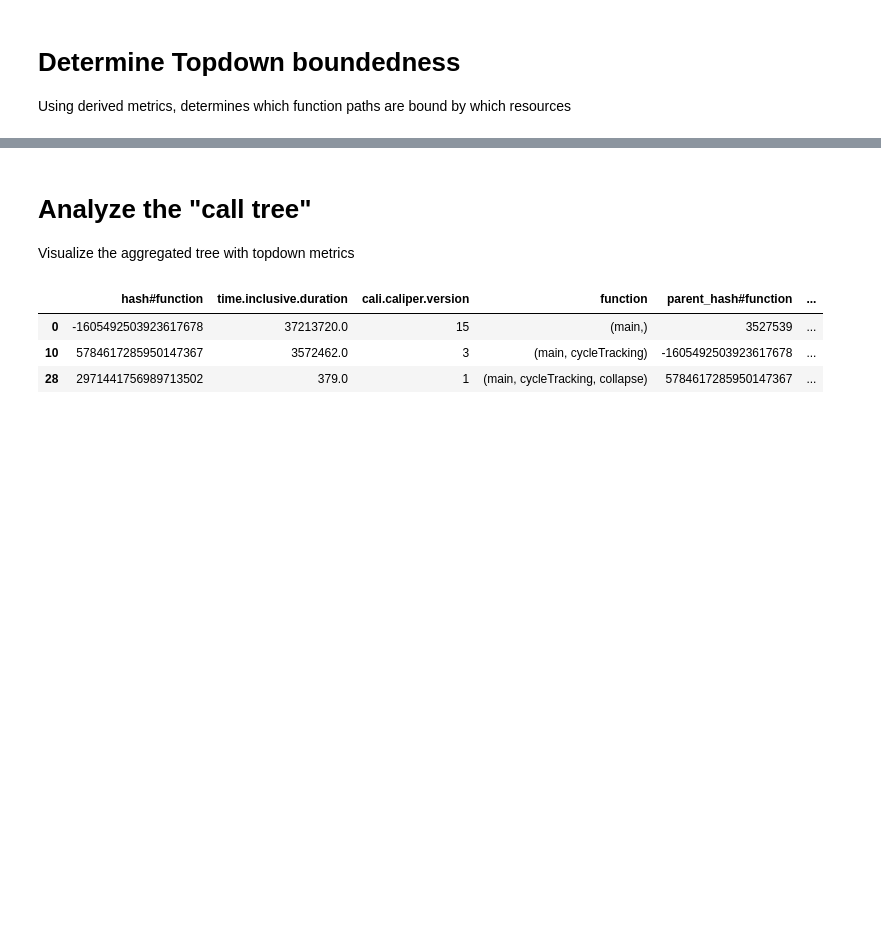
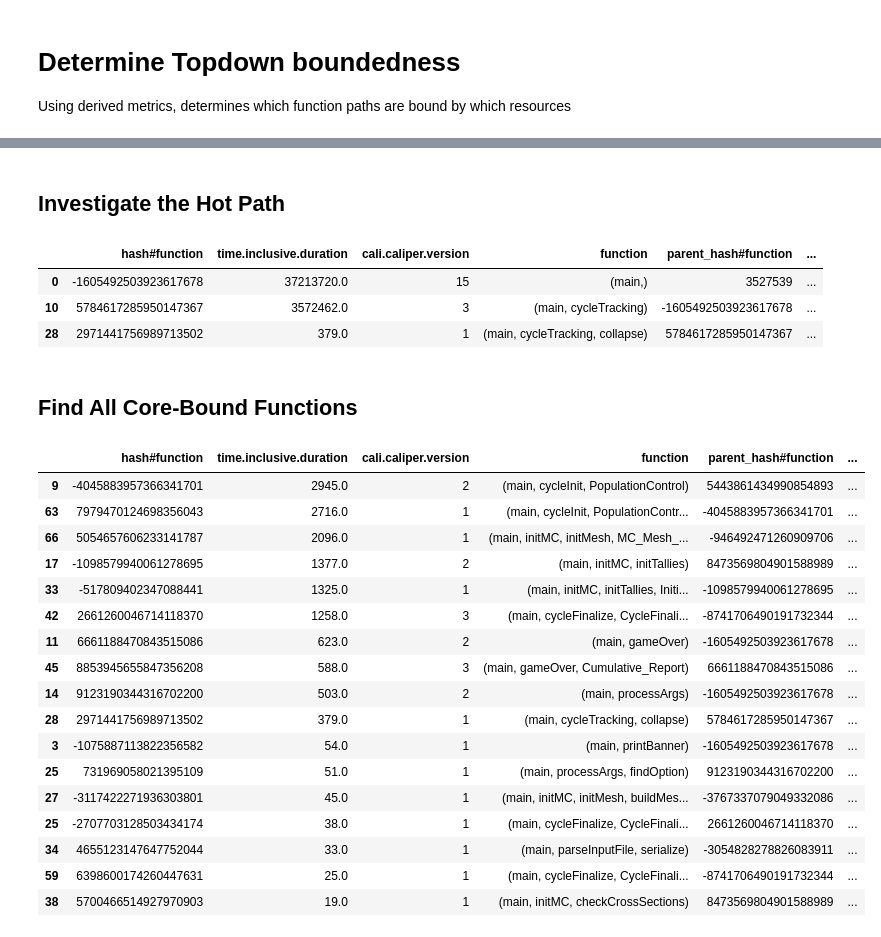
Before and after one commit to LLNL/caliper-examples, a Jupyter notebook: jupyter_notebooks/Quicksilver Topdown Analysis.ipynb, the cells around one changed output, grey strips where cells are left out. Cells and saved outputs as stored; diff of their text form; code cells hidden in the pictures; blank space fills up the shorter version.

Commit message:
Update topdown notebook

```diff
--- a/jupyter_notebooks/Quicksilver Topdown Analysis.ipynb
+++ b/jupyter_notebooks/Quicksilver Topdown Analysis.ipynb
@@ -116,9 +104,8 @@ sorted_dfb[['function','time.inclusive.duration', 'boundedness', 'memory_bound',
 | 26 | (main, initMC, initMesh, buildMes... | 99.0 | [retiring 53.38%] | 0.112407 | 0.105567 | 0.004236 | 0.002548 |
 | 14 | (main, initMC, initMesh, buildMes... | 48.0 | [retiring 53.62%] | 0.112065 | 0.105379 | 0.004169 | 0.002439 |
 | 50 | (main, initMC, initMesh, buildMes... | 79.0 | [retiring 53.75%] | 0.111491 | 0.105106 | 0.004113 | 0.002175 |
-# %% [markdown]
-# Analyze the "call tree"
-Visualize the aggregated tree with topdown metrics
+# %% [markdown]
+## Investigate the Hot Path
 # %%
 tree = hatchet.Tree(mrt.roots[0])
 tree.hot_path('time.inclusive.duration')
@@ -127,3 +114,27 @@ tree.hot_path('time.inclusive.duration')
 | 0 | -1605492503923617678 | 37213720.0 | 15 | (main,) | 3527539 | ... |
 | 10 | 5784617285950147367 | 3572462.0 | 3 | (main, cycleTracking) | -1605492503923617678 | ... |
 | 28 | 2971441756989713502 | 379.0 | 1 | (main, cycleTracking, collapse) | 5784617285950147367 | ... |
+# %% [markdown]
+## Find All Core-Bound Functions
+# %%
+dfb['core_bound'] = dfb['boundedness'].transform(lambda l: any('core_bound' in s for s in l))
+dfb[dfb['core_bound']].sort_values('time.inclusive.duration', ascending=False)
+# %% [output]
+|  | hash#function | time.inclusive.duration | cali.caliper.version | function | parent_hash#function | ... |
+| 9 | -4045883957366341701 | 2945.0 | 2 | (main, cycleInit, PopulationControl) | 5443861434990854893 | ... |
+| 63 | 7979470124698356043 | 2716.0 | 1 | (main, cycleInit, PopulationContr... | -4045883957366341701 | ... |
+| 66 | 5054657606233141787 | 2096.0 | 1 | (main, initMC, initMesh, MC_Mesh_... | -946492471260909706 | ... |
+| 17 | -1098579940061278695 | 1377.0 | 2 | (main, initMC, initTallies) | 8473569804901588989 | ... |
+| 33 | -517809402347088441 | 1325.0 | 1 | (main, initMC, initTallies, Initi... | -1098579940061278695 | ... |
+| 42 | 2661260046714118370 | 1258.0 | 3 | (main, cycleFinalize, CycleFinali... | -8741706490191732344 | ... |
+| 11 | 6661188470843515086 | 623.0 | 2 | (main, gameOver) | -1605492503923617678 | ... |
+| 45 | 8853945655847356208 | 588.0 | 3 | (main, gameOver, Cumulative_Report) | 6661188470843515086 | ... |
+| 14 | 9123190344316702200 | 503.0 | 2 | (main, processArgs) | -1605492503923617678 | ... |
+| 28 | 2971441756989713502 | 379.0 | 1 | (main, cycleTracking, collapse) | 5784617285950147367 | ... |
+| 3 | -1075887113822356582 | 54.0 | 1 | (main, printBanner) | -1605492503923617678 | ... |
+| 25 | 731969058021395109 | 51.0 | 1 | (main, processArgs, findOption) | 9123190344316702200 | ... |
+| 27 | -3117422271936303801 | 45.0 | 1 | (main, initMC, initMesh, buildMes... | -3767337079049332086 | ... |
+| 25 | -2707703128503434174 | 38.0 | 1 | (main, cycleFinalize, CycleFinali... | 2661260046714118370 | ... |
+| 34 | 4655123147647752044 | 33.0 | 1 | (main, parseInputFile, serialize) | -3054828278826083911 | ... |
+| 59 | 6398600174260447631 | 25.0 | 1 | (main, cycleFinalize, CycleFinali... | -8741706490191732344 | ... |
+| 38 | 5700466514927970903 | 19.0 | 1 | (main, initMC, checkCrossSections) | 8473569804901588989 | ... |
```
Also changed, not shown: parts of 2 cells of this notebook.
